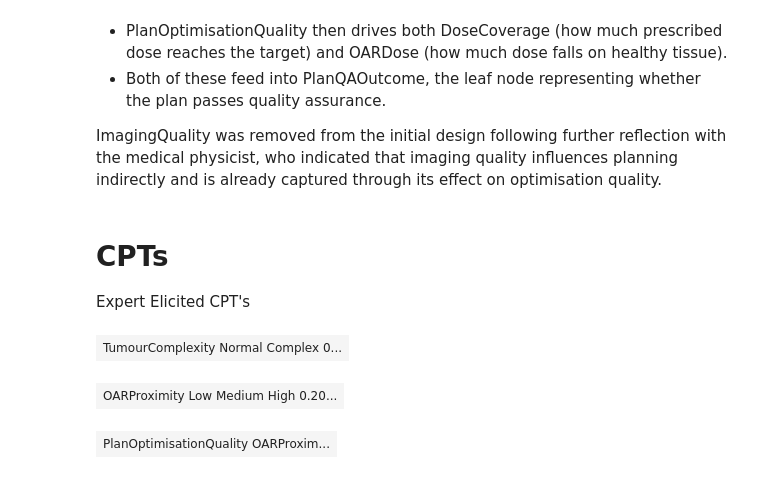
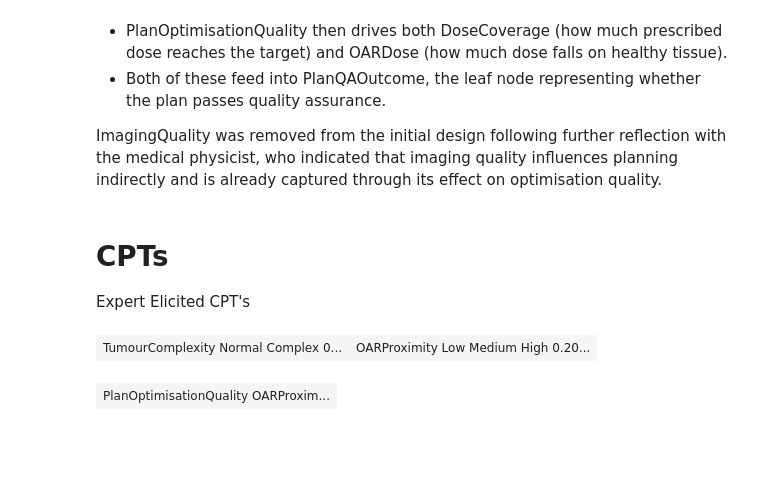
Before and after one commit to mahinm23/Radiotherapy-BN, a Jupyter notebook: ECS647U_BN_Radiotherapy.ipynb, the cells around one changed output. Drawn from its saved outputs; the diff is of its cells as text; code cells hidden in the pictures; blank space fills up the shorter version.

```diff
--- a/ECS647U_BN_Radiotherapy.ipynb
+++ b/ECS647U_BN_Radiotherapy.ipynb
@@ -77,8 +77,8 @@ OARP = bn.add(gum.LabelizedVariable("OARProximity",
 # Intermediate Nodes
 
 POQ = bn.add(gum.LabelizedVariable("PlanOptimisationQuality",
-                                   "Quality of the plan optimsation",
-                                    ["Poor", "Acceptable", "Good"]))
+                                   "Trade-off decision made during plan optimisation",
+                                    ["target_prioritised", "balanced", "oar_prioritised"]))
 
 DC = bn.add(gum.LabelizedVariable("DoseCoverage",
                                   "Amount of perscribed dose recieved by the target",
@@ -127,15 +127,13 @@ Expert Elicited CPT's
 # %%
 # Expert elicited: majority of plans are normal complexity (70% normal, 30% complex)
 # for example a normal tumor vs a tumor at the heart or brain
 bn.cpt("TumourComplexity").fillWith([0.70, 0.30])
 
 # Expert elicited: most cases have moderate-high OAR proximity given radiotherapy targets
 # often sit near critical structures. Low proximity is least common.
 bn.cpt("OARProximity").fillWith([0.20, 0.50, 0.30])
 
-gnb.sideBySide(bn.cpt("TumourComplexity"))
-gnb.sideBySide(bn.cpt("OARProximity"))
+gnb.sideBySide(bn.cpt("TumourComplexity"), bn.cpt("OARProximity"))
 # %% [output]
-| TumourComplexity Normal Complex 0... |
+| TumourComplexity Normal Complex 0... | OARProximity Low Medium High 0.20... |
-| OARProximity Low Medium High 0.20... |
 # %%
```
Also changed, not shown: parts of 12 cells of this notebook.
